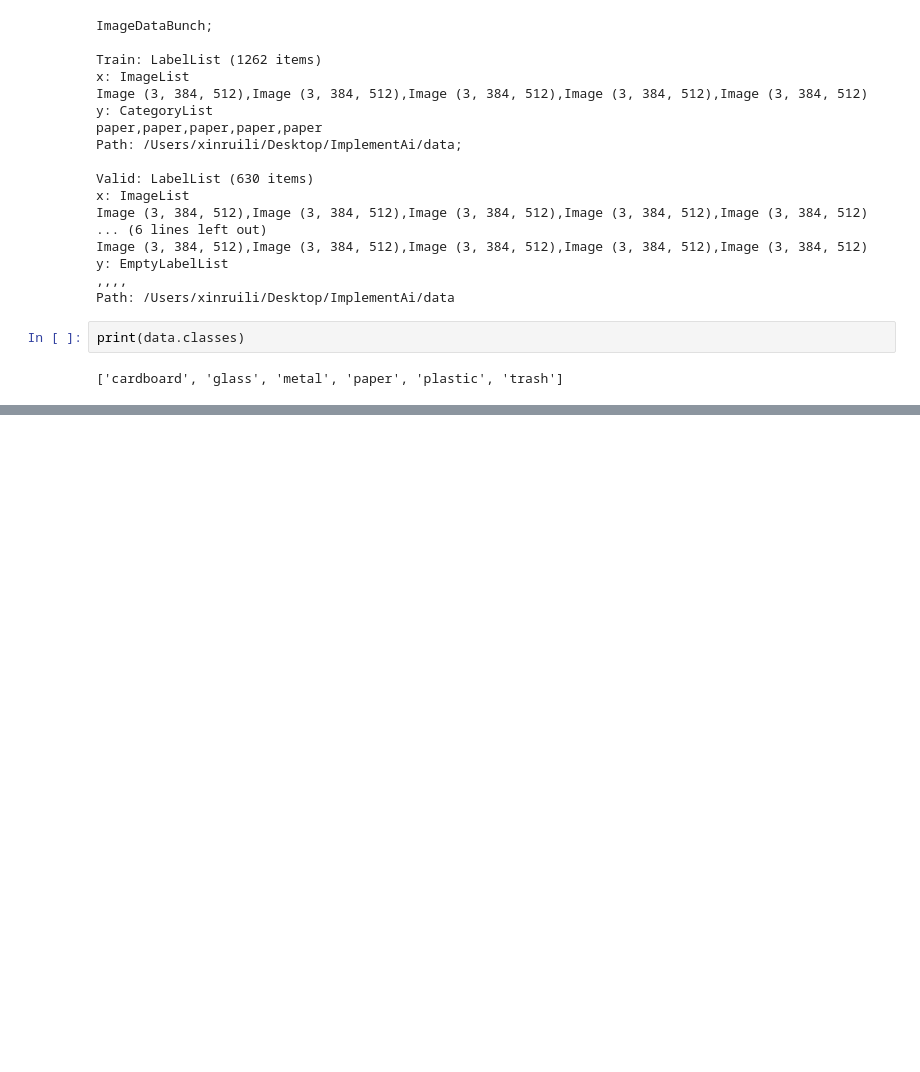
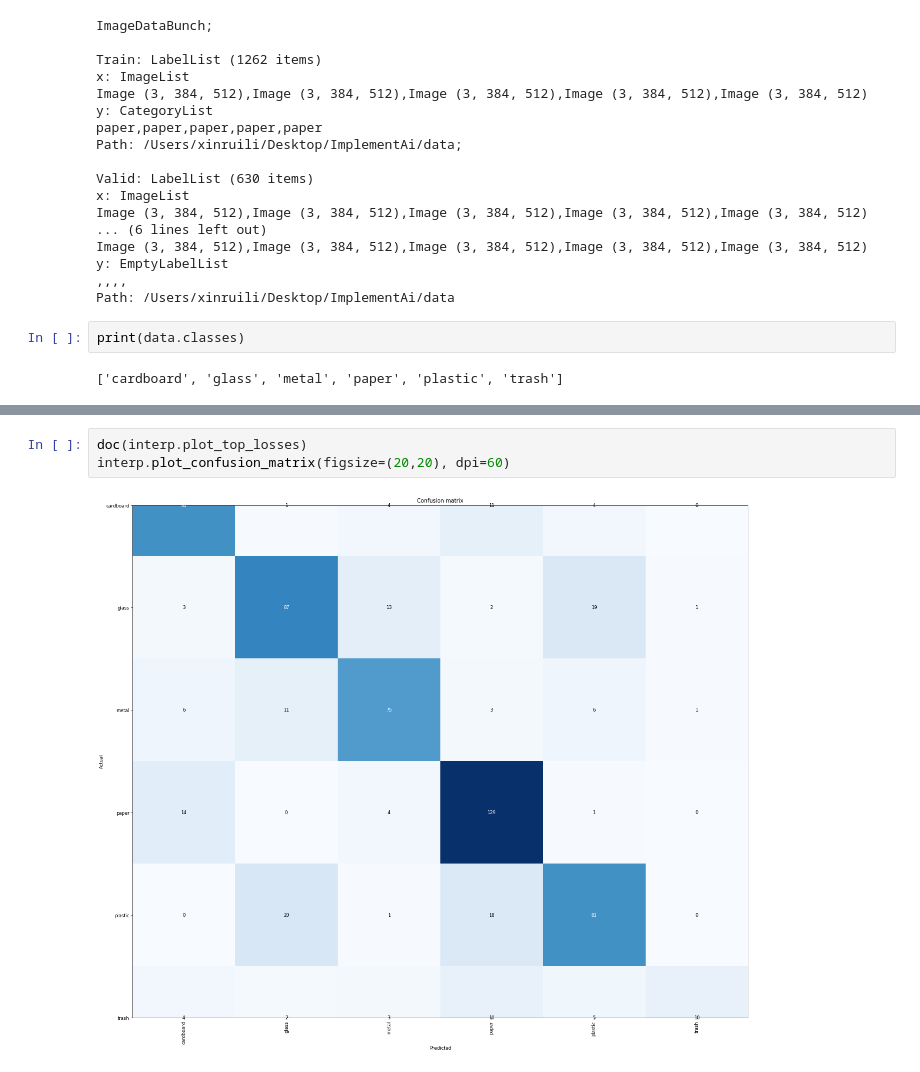
Before and after one commit to xinruili07/waste-disposal-classifier, a Jupyter notebook: Untitled.ipynb, the cells around one changed output, grey strips where cells are left out. Saved outputs shown, nothing was run; the diff lists cells and outputs as text; blank space fills up the shorter version.

```diff
--- a/Untitled.ipynb
+++ b/Untitled.ipynb
@@ -123,0 +131,5 @@ learn.save('mini_train')
+# %%
+doc(interp.plot_top_losses)
+interp.plot_confusion_matrix(figsize=(20,20), dpi=60)
+# %% [output]
+[figure, added]
```
Also changed, not shown: parts of 18 cells of this notebook, 3 other files.
